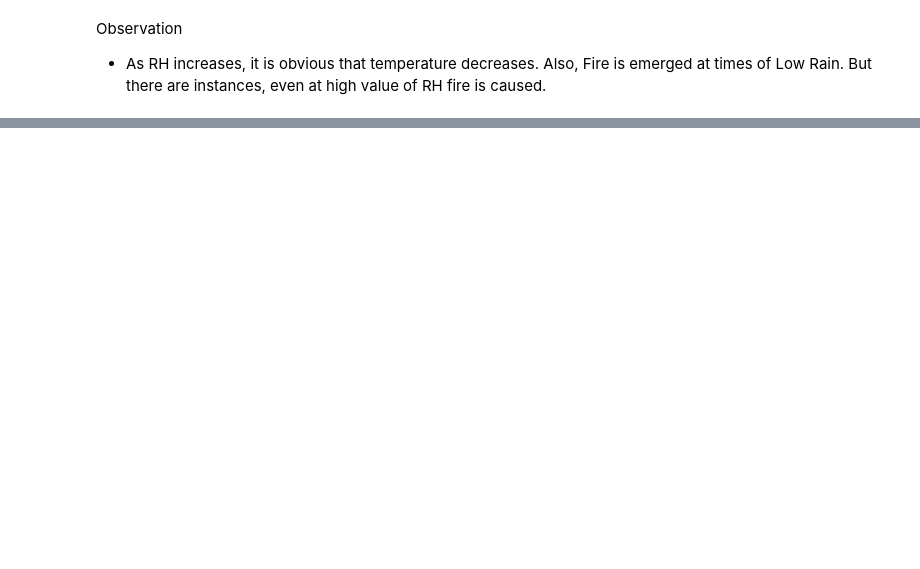
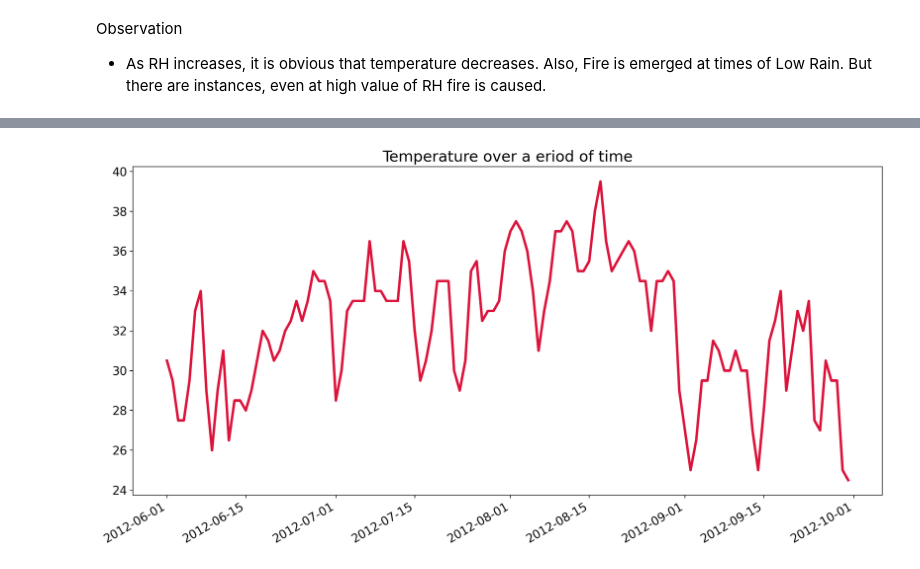
Before and after one commit to Mohd-Haseeb/EDA, a Jupyter notebook: AlgerianFire/main.ipynb, the cells around one changed output, grey strips where cells are left out. Saved outputs shown, nothing was run; the diff lists cells and outputs as text; code cells hidden in the pictures; blank space fills up the shorter version.

Commit message:
Added few more plots based on Date

```diff
--- a/AlgerianFire/main.ipynb
+++ b/AlgerianFire/main.ipynb
@@ -873,0 +874,4 @@ Observation
+# %%
+date_temp = df.sort_values(by='date').groupby(['date']).aggregate({'Temperature' : 'mean'})
+
+date_temp.head()
@@ -873,0 +886,20 @@ Observation
+# %%
+plt.figure(figsize=(16,8), dpi=200)
+plt.title('Temperature over a eriod of time', fontsize=18)
+plt.yticks(fontsize=14)
+plt.xticks(
+           fontsize=14,
+           rotation=45)
+
+
+
+ax = plt.gca() # get current axis
+ax.plot(date_temp.index, date_temp.values, c='crimson', linewidth=3)
+
+
+
+plt.gcf().autofmt_xdate()
+
+# plt.plot(date_temp.index, date_temp.values)
+# %% [output]
+[figure, added]
```
Also changed, not shown: parts of 46 cells of this notebook.
